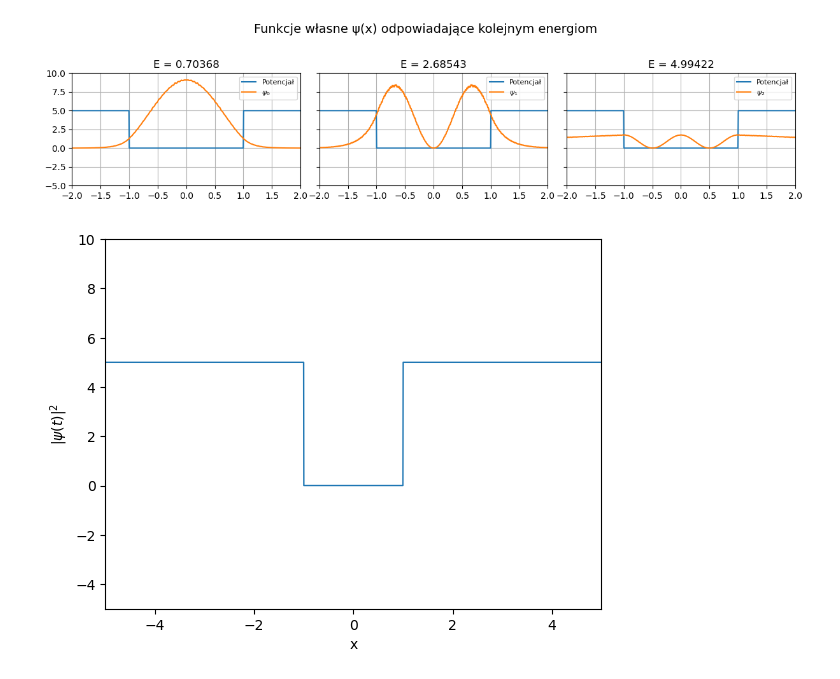
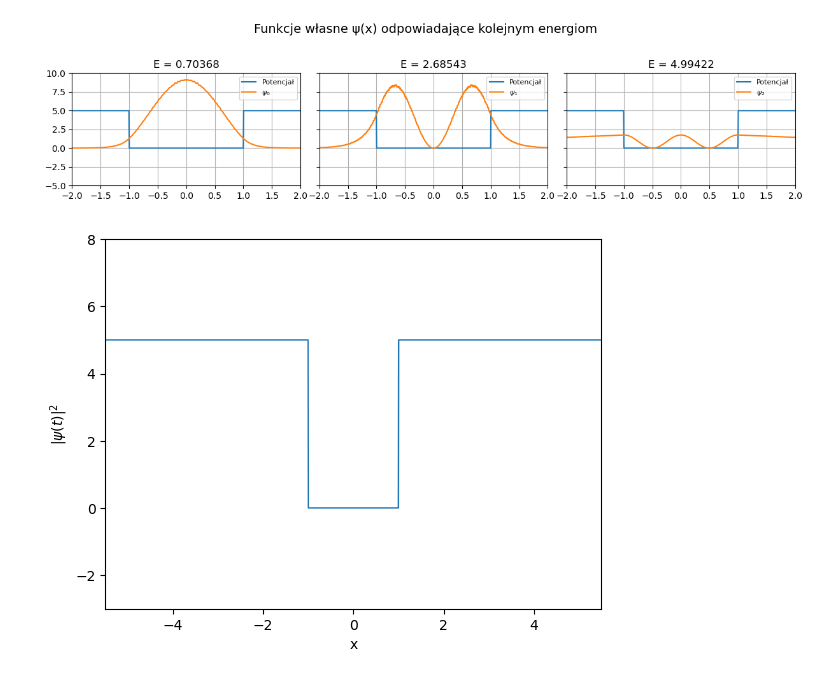
Before and after one commit to Blacklovelacee/Analysis-of-Spectral-Method, a Jupyter notebook: Spectral Method/Studnia kwadratowa skończona/Kwadratowa Studnia potencjału 1D.ipynb, the cells around one changed output. Saved outputs shown, nothing was run; the diff lists cells and outputs as text; code cells hidden in the pictures.

```diff
--- a/Spectral Method/Studnia kwadratowa skończona/Kwadratowa Studnia potencjału 1D.ipynb
+++ b/Spectral Method/Studnia kwadratowa skończona/Kwadratowa Studnia potencjału 1D.ipynb
@@ -500,31 +501,31 @@ print(f"Czas działania: {end - start:.6f} sekundy")
 # %%
 fig, ax = plt.subplots()
 
 line_V, = ax.plot(x, V, lw=1,  label="V(x)")
 line, = ax.plot([], [], lw=2)
 
-ax.set_xlim(-5, 5)
+ax.set_xlim(-5.5, 5.5)
 #ax.set_xlim(L/4, L/2)
-ax.set_ylim(-5, 10)
+ax.set_ylim(-3, 8)
 #ax.set_ylim(-0.3, 0.8)
 
 ax.set_xlabel("x")
 ax.set_ylabel("$|ψ(t)|^2$")
 plt.show()
 
 def init():
     line.set_data([], [])
     return line,
 
 def update(frame):
     y = 500*np.abs(psi_t[frame])**2 - 0
     line.set_data(x, y)
     ax.set_title(f"t = {t_values[frame]:.2f}")
     return line,
 
-ani = animation.FuncAnimation(fig, update, frames = range(0, Nt // 2**3, 4), init_func=init, blit=True)
+ani = animation.FuncAnimation(fig, update, frames = range(0, Nt // 2**3, 15), init_func=init, blit=True)
 # %% [output]
-[figure, old version]
+[figure, new version]
 # %%
 # Robię filmik ewolucji funkcji w czasie
 
```
Also changed, not shown: parts of 6 cells of this notebook, 1 other file.
